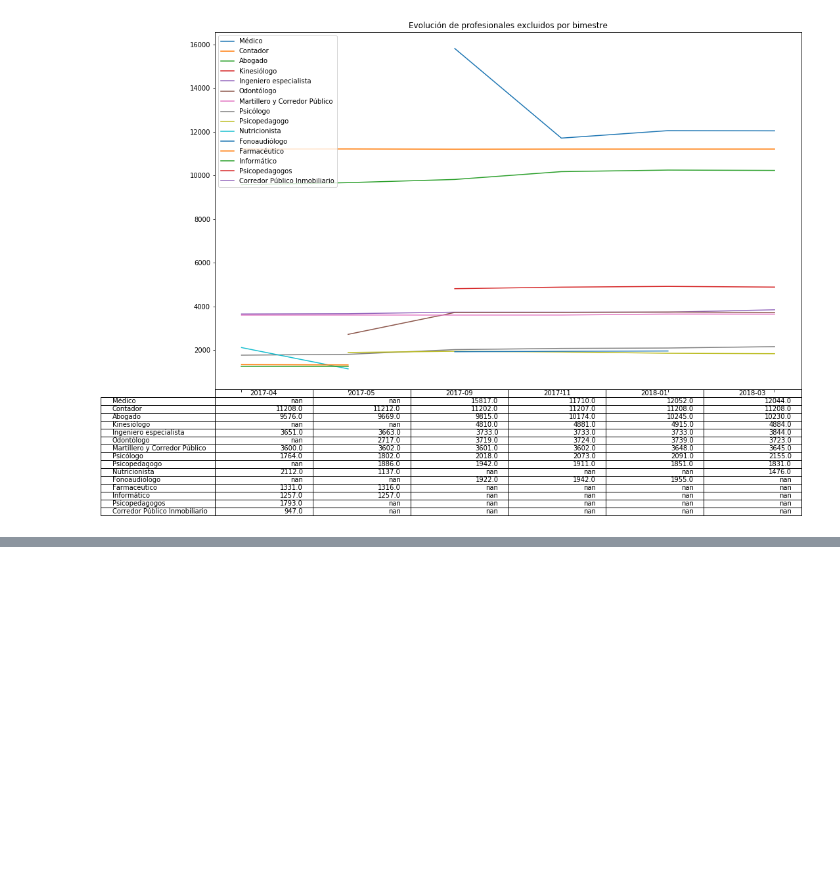
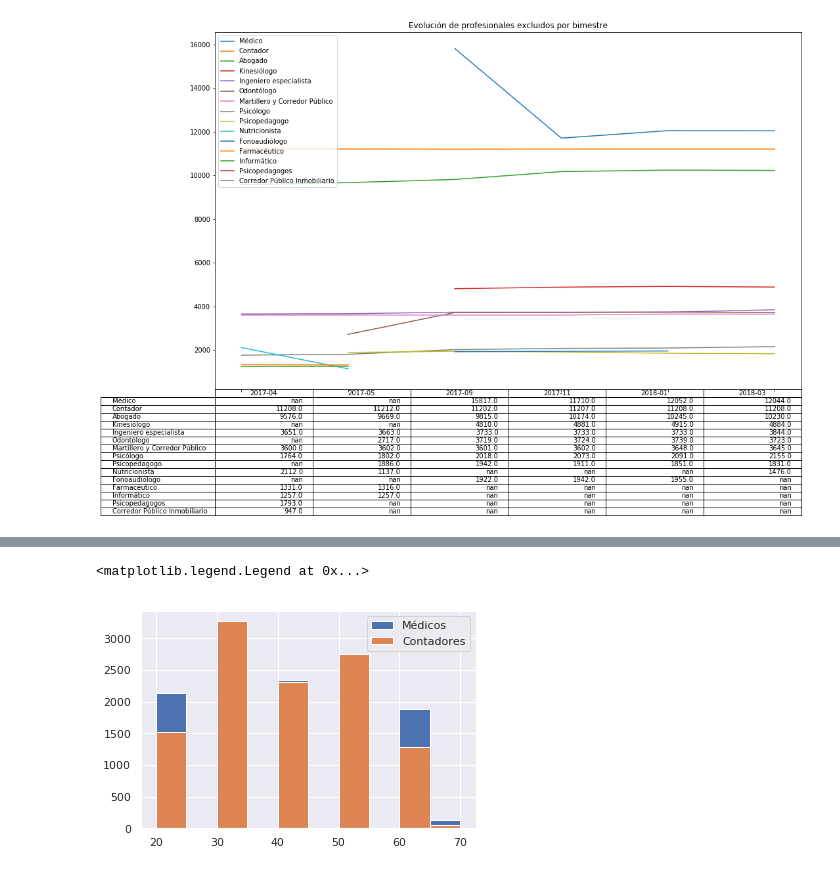
Before and after one commit to ModernizacionMuniCBA/profesionales-excluidos-muni-cordoba, a Jupyter notebook: analisis-serie-profesionales-excluidos.ipynb, the cells around one changed output, grey strips where cells are left out. Drawn from its saved outputs; the diff is of its cells as text; code cells hidden in the pictures; blank space fills up the shorter version.

```diff
--- a/analisis-serie-profesionales-excluidos.ipynb
+++ b/analisis-serie-profesionales-excluidos.ipynb
@@ -166,0 +169,22 @@ plt.show()
+# %%
+def edad_to_etario(edad):
+    ret = '{}0'.format(str(edad)[:1])
+    if ret.isnumeric():
+        res = int(ret)
+    else:
+        res = 0
+    return res
+
+p['etario'] = p['edad'].apply(edad_to_etario)
+
+profesionales_ok = p[p.edad > 0]
+
+medicos = profesionales_ok[profesionales_ok['Profesión']=='Médico']
+contadores = profesionales_ok[profesionales_ok['Profesión']=='Contador']
+
+plt.hist(medicos.etario)
+plt.hist(contadores.etario)
+plt.legend(labels=['Médicos', 'Contadores'])
+# %% [output]
+<matplotlib.legend.Legend at 0x...>
+[figure, added]
```
Also changed, not shown: parts of 1 cell of this notebook.
